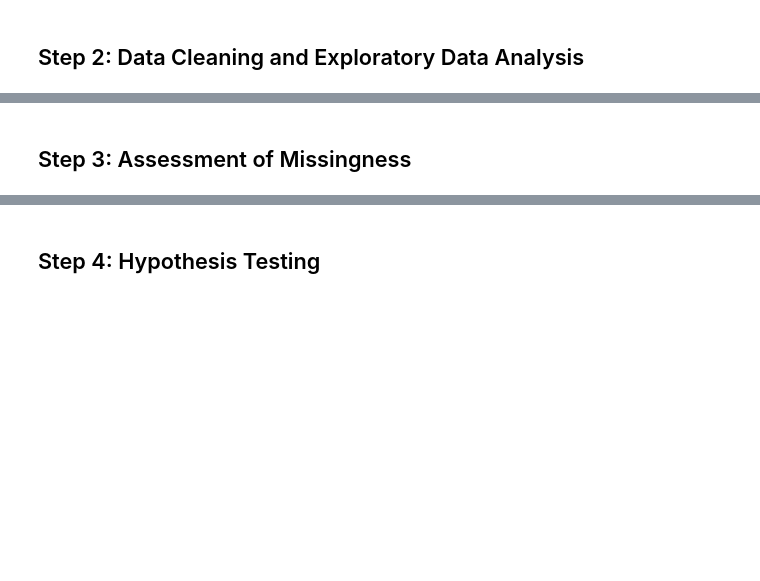
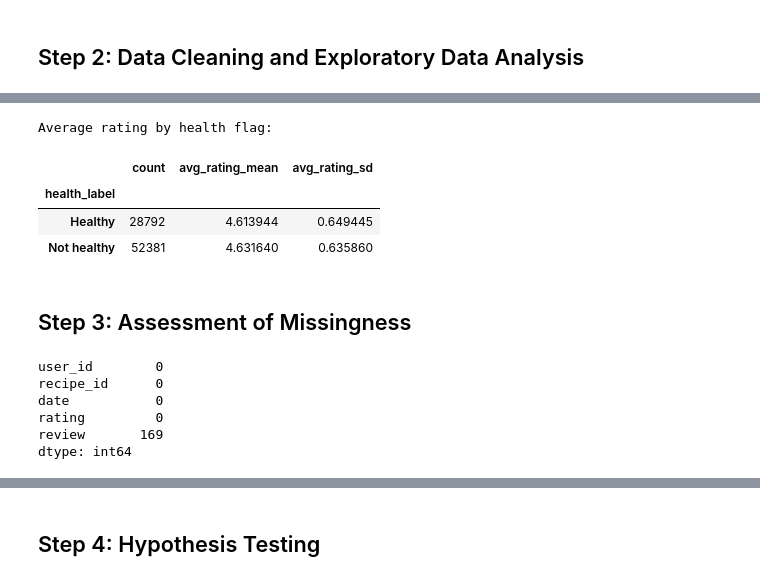
Before and after one commit to catliba/recipes, a Jupyter notebook: template.ipynb, the cells around one changed output, grey strips where cells are left out. Saved outputs shown, nothing was run; the diff lists cells and outputs as text; code cells hidden in the pictures; blank space fills up the shorter version.

```diff
--- a/template.ipynb
+++ b/template.ipynb
@@ -79,2 +296,47 @@ fig.show()
+# %%
+
+plot_df = (
+    recipes
+    .dropna(subset=["avg_rating", "is_healthy"])
+    .assign(health_label=lambda d: d["is_healthy"].map({1: "Healthy", 0: "Not healthy"}))
+)
+
+summary = (
+    plot_df.groupby("health_label")["avg_rating"]
+           .agg(["count", "mean", "std"])
+           .rename(columns={"mean": "avg_rating_mean", "std": "avg_rating_sd"})
+)
+print("Average rating by health flag:\n")
+display(summary)
+
+fig = px.box(
+    plot_df,
+    x="health_label",
+    y="avg_rating",
+    points="all",
+    color="health_label",
+    labels={
+        "health_label": "",
+        "avg_rating": "Average recipe rating (1–5 stars)"
+    },
+    title="Average Rating Distribution — Healthy vs. Not‑Healthy Recipes",
+)
+
+# Add overall mean line for context
+overall_mean = plot_df["avg_rating"].mean()
+fig.add_hline(
+    overall_mean, line_dash="dash", line_color="gray",
+    annotation_text=f"Overall mean = {overall_mean:.2f}",
+    annotation_position="bottom right"
+)
+
+fig.update_layout(showlegend=False)
+fig.show()
+# %% [output]
+Average rating by health flag:
+|  | count | avg_rating_mean | avg_rating_sd |
+| health_label |  |  |  |
+| Healthy | 28792 | 4.613944 | 0.649445 |
+| Not healthy | 52381 | 4.631640 | 0.635860 |
 # %% [markdown]
 ## Step 3: Assessment of Missingness
@@ -82,0 +343,9 @@ fig.show()
+# %%
+interactions.isnull().sum()
+# %% [output]
+user_id        0
+recipe_id      0
+date           0
+rating         0
+review       169
+dtype: int64
```
Also changed, not shown: parts of 49 cells of this notebook, 1 other file.
